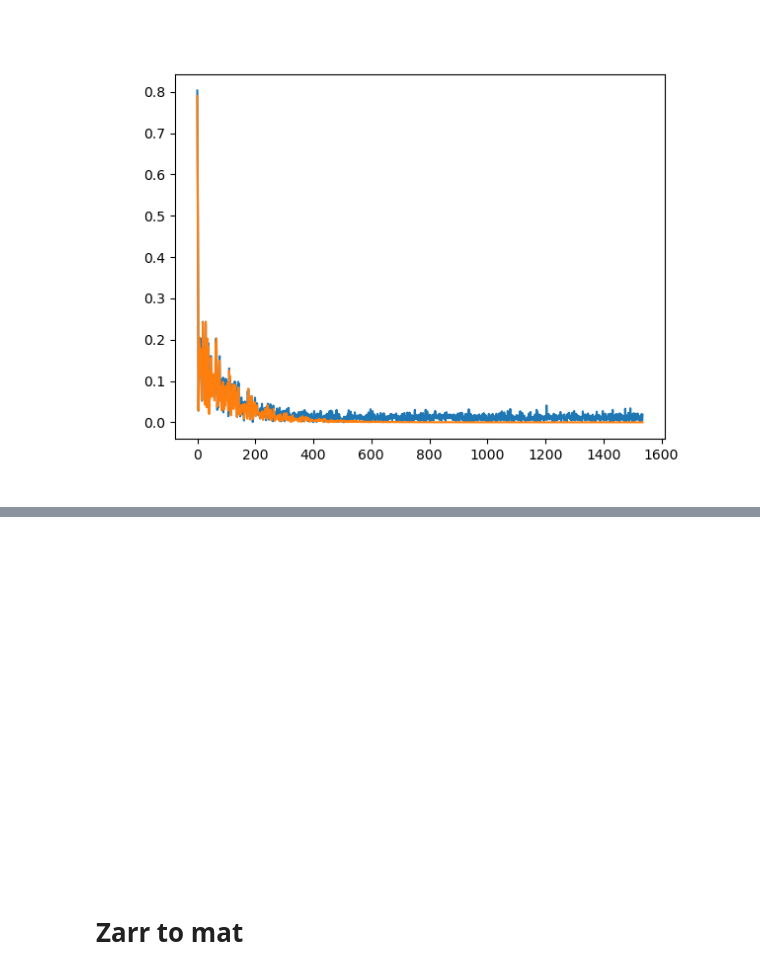
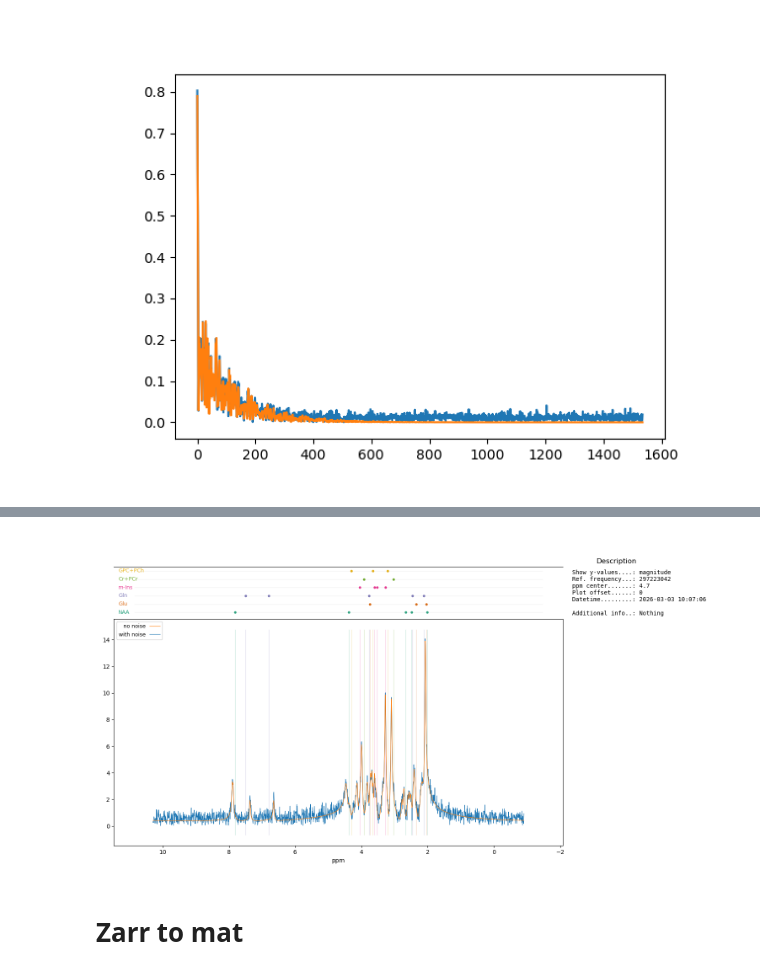
Before and after one commit to MRSI-HFMR-Group-Vienna/Synthetic_MRSI, a Jupyter notebook: code/main_notebook.ipynb, the cells around one changed output, grey strips where cells are left out. Drawn from its saved outputs; the diff is of its cells as text; code cells hidden in the pictures.

```diff
--- a/code/main_notebook.ipynb
+++ b/code/main_notebook.ipynb
@@ -875,9 +875,9 @@ configurator = file.Configurator(path_folder="../config/",
                                  file_name=config_file_name)
 configurator.load()
 
-load_data = da.from_zarr(os.path.join(configurator.data["checkpoints"], "zarr", "checkpoint_out_test_23022026_noise_correlation"))
-
-load_data2 = da.from_zarr(os.path.join(configurator.data["checkpoints"], "zarr", "checkpoint_out_test_09022026_withB0inHZ"))
+load_data0 = load_data = da.from_zarr(os.path.join(configurator.data["checkpoints"], "zarr", "checkpoint_out_test_09022026_withoutB0"))
+load_data1 = da.from_zarr(os.path.join(configurator.data["checkpoints"], "zarr", "checkpoint_out_test_09022026_withB0inHZ"))
+load_data2 = da.from_zarr(os.path.join(configurator.data["checkpoints"], "zarr", "checkpoint_out_test_23022026_noise_correlation"))
 # %%
 from tools import JupyterPlotManager
 %matplotlib ipympl
@@ -928,11 +931,13 @@ plt.show()
 from spectral_spatial_simulation import FID
 
 
-fid_one_signal = FID(signal=np.array(load_data[:, 35,35,20]), time=loaded_fid.time, name=f"FID at 35,35,20")
-fid_one_signal.name = ["with noise"]
-fid_one_signal2 = FID(signal=np.array(load_data2[:, 35,35,20]), time=loaded_fid.time, name=f"FID at 35,35,20")
+fid_one_signal0 = FID(signal=np.array(load_data0[:, 35,35,20]), time=loaded_fid.time, name=f"FID at 35,35,20")
+fid_one_signal0.name = ["no B0"]
+fid_one_signal1 = FID(signal=np.array(load_data2[:, 35,35,20]), time=loaded_fid.time, name=f"FID at 35,35,20")
+fid_one_signal1.name = ["with noise"]
+fid_one_signal2 = FID(signal=np.array(load_data1[:, 35,35,20]), time=loaded_fid.time, name=f"FID at 35,35,20")
 fid_one_signal2.name = ["no noise"]
-fid_one_signal = fid_one_signal + fid_one_signal2
+fid_one_signal = fid_one_signal1 + fid_one_signal2
 
 fid_one_signal.plot(plot_offset=0, show_metabolites_ideal_position=True)
 # %% [output]
@@ -941,4 +946,4 @@ fid_one_signal.plot(plot_offset=0, show_metabolites_ideal_position=True)
-[figure, old version]
+[figure, new version]
 # %% [markdown]
 # Zarr to mat
 # %%
```
Also changed, not shown: parts of 12 cells of this notebook, 4 other files.
